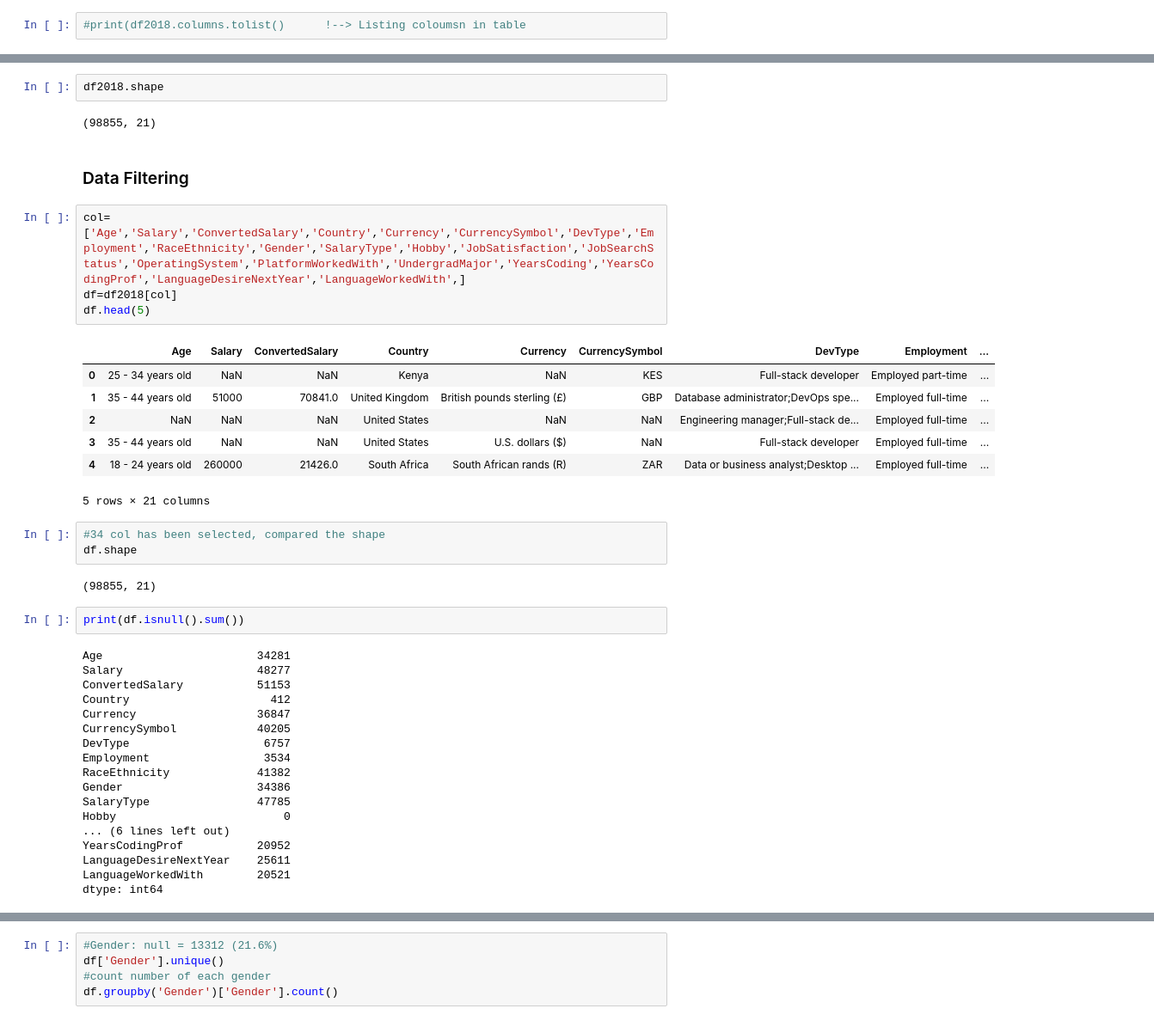
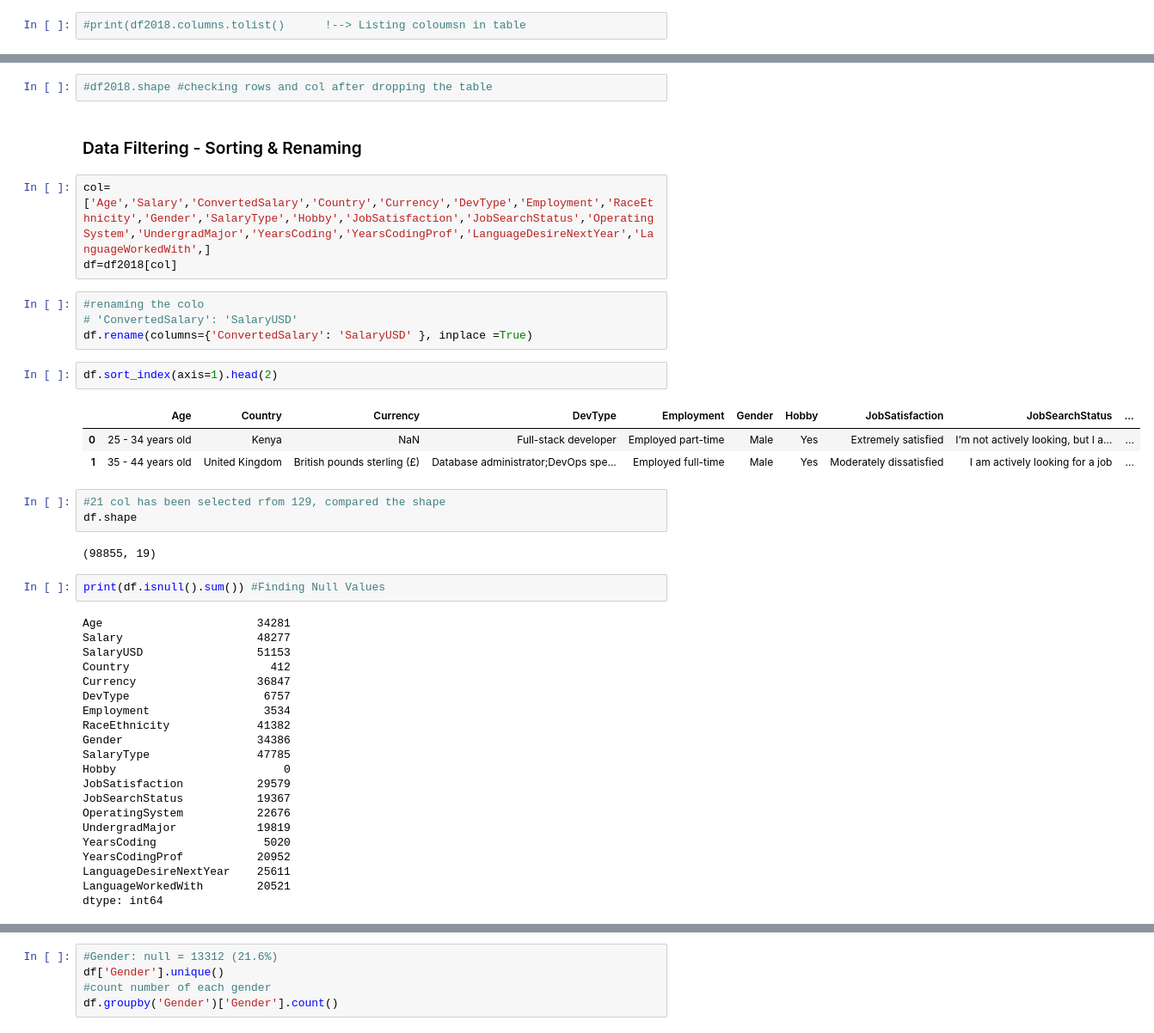
Before and after one commit to mona-piya/StackoverflowAnalysis, a Jupyter notebook: Stackoverflow_Survey_Analysis.ipynb, the cells around one changed output, grey strips where cells are left out. Shown at 86% size. Saved outputs shown, nothing was run; the diff lists cells and outputs as text.

```diff
--- a/Stackoverflow_Survey_Analysis.ipynb
+++ b/Stackoverflow_Survey_Analysis.ipynb
@@ -27,42 +31,44 @@ df2018.drop(drop_cols, axis=1, inplace=True)
-# %%
-df2018.shape
-# %% [output]
-(98855, 21)
+# %%
+#df2018.shape #checking rows and col after dropping the table
 # %% [markdown]
-### Data Filtering
+### Data Filtering - Sorting & Renaming
 # %%
-col=['Age','Salary','ConvertedSalary','Country','Currency','CurrencySymbol','DevType','Employment','RaceEthnicity','Gender','SalaryType','Hobby','JobSatisfaction','JobSearchStatus','OperatingSystem','PlatformWorkedWith','UndergradMajor','YearsCoding','YearsCodingProf','LanguageDesireNextYear','LanguageWorkedWith',]
+col=['Age','Salary','ConvertedSalary','Country','Currency','DevType','Employment','RaceEthnicity','Gender','SalaryType','Hobby','JobSatisfaction','JobSearchStatus','OperatingSystem','UndergradMajor','YearsCoding','YearsCodingProf','LanguageDesireNextYear','LanguageWorkedWith',]
 df=df2018[col]
-df.head(5)
-# %% [output]
-|  | Age | Salary | ConvertedSalary | Country | Currency | CurrencySymbol | DevType | Employment | ... |
-| 0 | 25 - 34 years old | NaN | NaN | Kenya | NaN | KES | Full-stack developer | Employed part-time | ... |
-| 1 | 35 - 44 years old | 51000 | 70841.0 | United Kingdom | British pounds sterling (£) | GBP | Database administrator;DevOps spe... | Employed full-time | ... |
-| 2 | NaN | NaN | NaN | United States | NaN | NaN | Engineering manager;Full-stack de... | Employed full-time | ... |
-| 3 | 35 - 44 years old | NaN | NaN | United States | U.S. dollars ($) | NaN | Full-stack developer | Employed full-time | ... |
-| 4 | 18 - 24 years old | 260000 | 21426.0 | South Africa | South African rands (R) | ZAR | Data or business analyst;Desktop ... | Employed full-time | ... |
-5 rows × 21 columns
+# %%
+#renaming the colo
+# 'ConvertedSalary': 'SalaryUSD'
+df.rename(columns={'ConvertedSalary': 'SalaryUSD' }, inplace =True)
+# %%
+df.sort_index(axis=1).head(2)
+# %% [output]
+|  | Age | Country | Currency | DevType | Employment | Gender | Hobby | JobSatisfaction | JobSearchStatus | ... |
+| 0 | 25 - 34 years old | Kenya | NaN | Full-stack developer | Employed part-time | Male | Yes | Extremely satisfied | I’m not actively looking, but I a... | ... |
+| 1 | 35 - 44 years old | United Kingdom | British pounds sterling (£) | Database administrator;DevOps spe... | Employed full-time | Male | Yes | Moderately dissatisfied | I am actively looking for a job | ... |
 # %%
-#34 col has been selected, compared the shape
+#21 col has been selected rfom 129, compared the shape
 df.shape
 # %% [output]
-(98855, 21)
+(98855, 19)
 # %%
-print(df.isnull().sum())
+print(df.isnull().sum()) #Finding Null Values
 # %% [output]
 Age                       34281
 Salary                    48277
-ConvertedSalary           51153
+SalaryUSD                 51153
 Country                     412
 Currency                  36847
-CurrencySymbol            40205
 DevType                    6757
 Employment                 3534
 RaceEthnicity             41382
 Gender                    34386
 SalaryType                47785
 Hobby                         0
-... (6 lines left out)
+JobSatisfaction           29579
+JobSearchStatus           19367
+OperatingSystem           22676
+UndergradMajor            19819
+YearsCoding                5020
 YearsCodingProf           20952
 LanguageDesireNextYear    25611
 LanguageWorkedWith        20521
```
Also changed, not shown: parts of 58 cells of this notebook.
